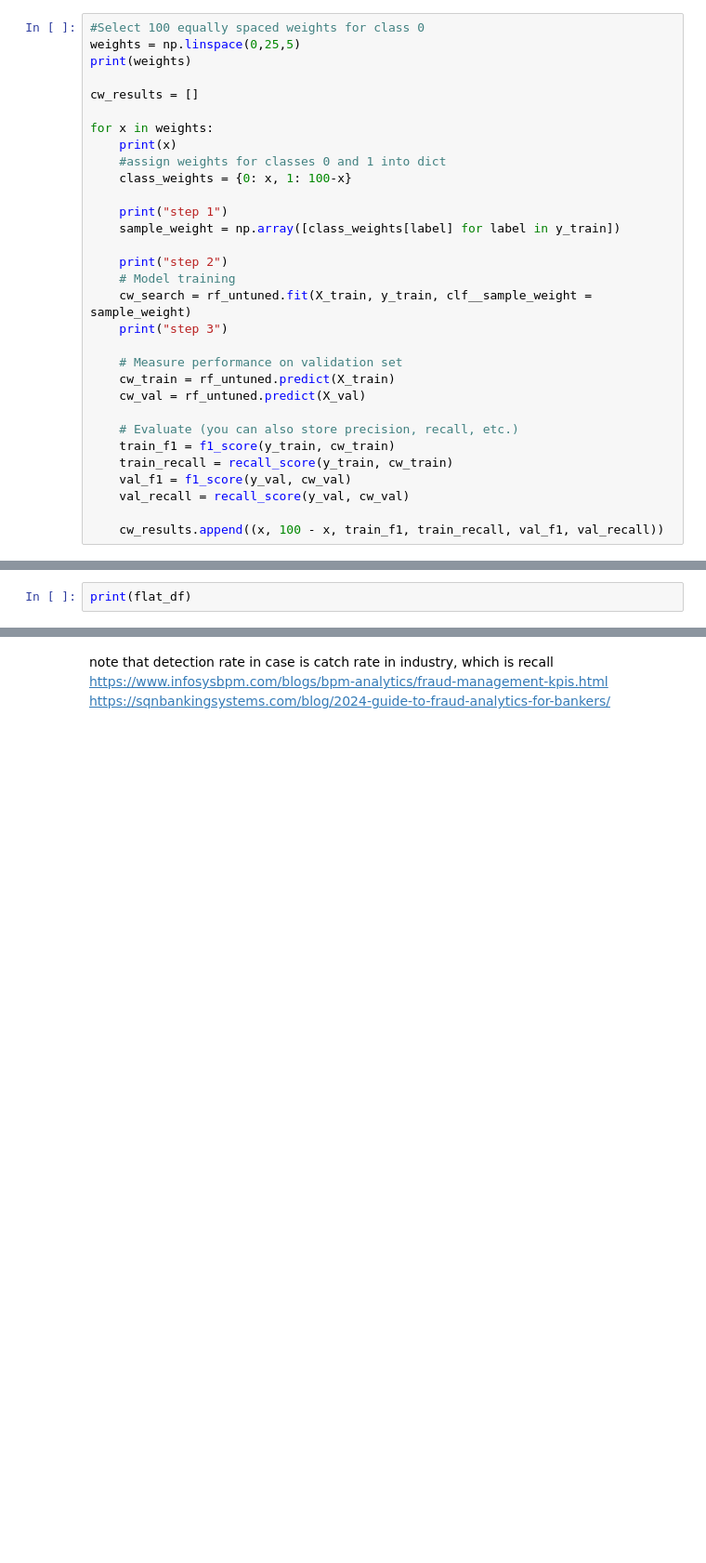
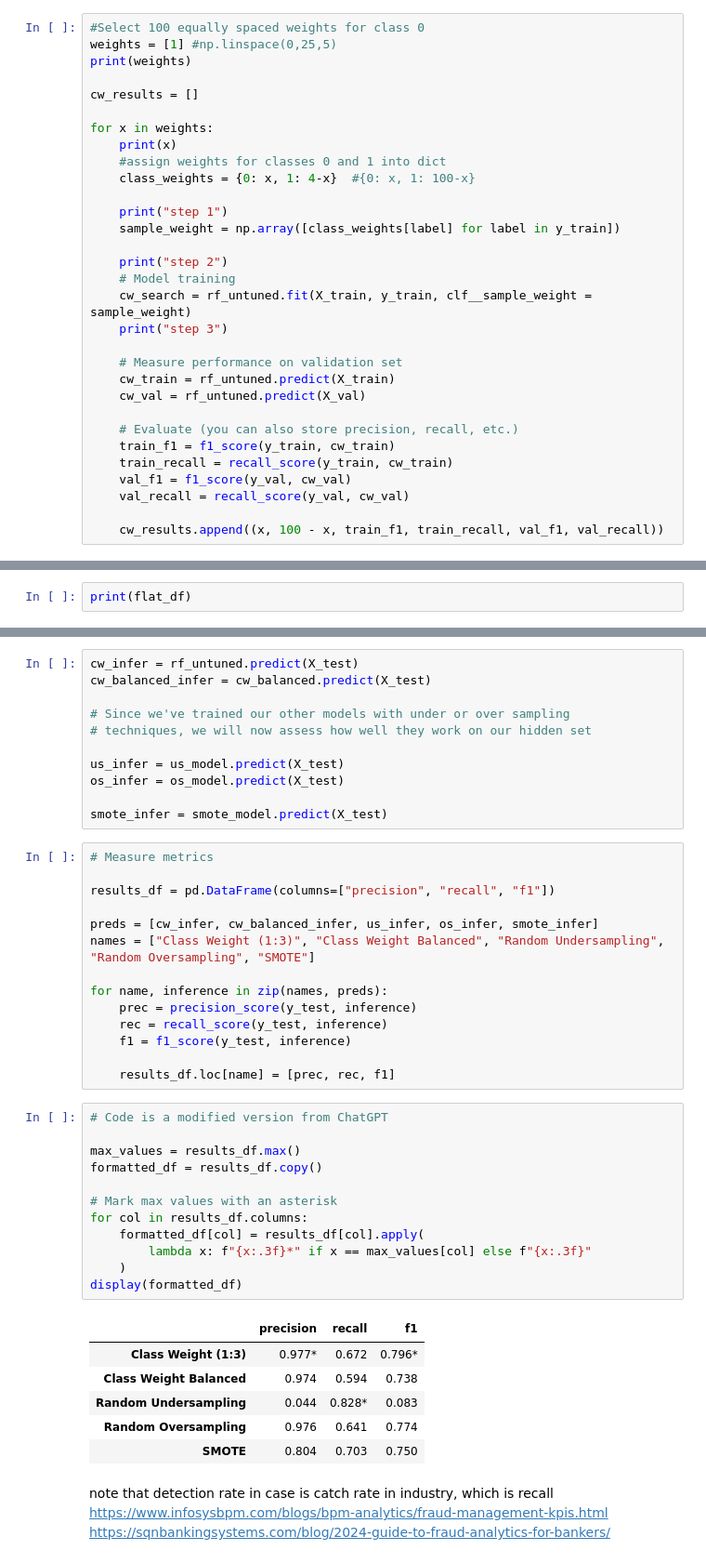
Before and after one commit to R-Vel/ML_Lab1, a Jupyter notebook: report.ipynb, the cells around one changed output, grey strips where cells are left out. Shown at 93% size. Saved outputs shown, nothing was run; the diff lists cells and outputs as text; blank space fills up the shorter version.

Commit message:
with x_test results

```diff
--- a/report.ipynb
+++ b/report.ipynb
@@ -226,7 +198,7 @@ cw_model = Pipeline(
 )
 # %%
 #Select 100 equally spaced weights for class 0
-weights = np.linspace(0,25,5)
+weights = [1] #np.linspace(0,25,5)
 print(weights)
 
 cw_results = []
@@ -234,7 +206,7 @@ cw_results = []
 for x in weights:
     print(x)
     #assign weights for classes 0 and 1 into dict
-    class_weights = {0: x, 1: 100-x}
+    class_weights = {0: x, 1: 4-x}  #{0: x, 1: 100-x}
 
     print("step 1")
     sample_weight = np.array([class_weights[label] for label in y_train])
@@ -491,3 +573,47 @@ print(flat_df)
+# %%
+cw_infer = rf_untuned.predict(X_test)
+cw_balanced_infer = cw_balanced.predict(X_test)
+
+# Since we've trained our other models with under or over sampling
+# techniques, we will now assess how well they work on our hidden set
+
+us_infer = us_model.predict(X_test)
+os_infer = os_model.predict(X_test)
+
+smote_infer = smote_model.predict(X_test)
+# %%
+# Measure metrics
+
+results_df = pd.DataFrame(columns=["precision", "recall", "f1"])
+
+preds = [cw_infer, cw_balanced_infer, us_infer, os_infer, smote_infer]
+names = ["Class Weight (1:3)", "Class Weight Balanced", "Random Undersampling", "Random Oversampling", "SMOTE"]
+
+for name, inference in zip(names, preds):
+    prec = precision_score(y_test, inference)
+    rec = recall_score(y_test, inference)
+    f1 = f1_score(y_test, inference)
+
+    results_df.loc[name] = [prec, rec, f1]
+# %%
+# Code is a modified version from ChatGPT
+
+max_values = results_df.max()
+formatted_df = results_df.copy()
+
+# Mark max values with an asterisk
+for col in results_df.columns:
+    formatted_df[col] = results_df[col].apply(
+        lambda x: f"{x:.3f}*" if x == max_values[col] else f"{x:.3f}"
+    )
+display(formatted_df)
+# %% [output]
+|  | precision | recall | f1 |
+| Class Weight (1:3) | 0.977* | 0.672 | 0.796* |
+| Class Weight Balanced | 0.974 | 0.594 | 0.738 |
+| Random Undersampling | 0.044 | 0.828* | 0.083 |
+| Random Oversampling | 0.976 | 0.641 | 0.774 |
+| SMOTE | 0.804 | 0.703 | 0.750 |
 # %% [markdown]
 note that detection rate in case is catch rate in industry, which is recall
 https://www.infosysbpm.com/blogs/bpm-analytics/fraud-management-kpis.html
```
Also changed, not shown: parts of 26 cells of this notebook.
